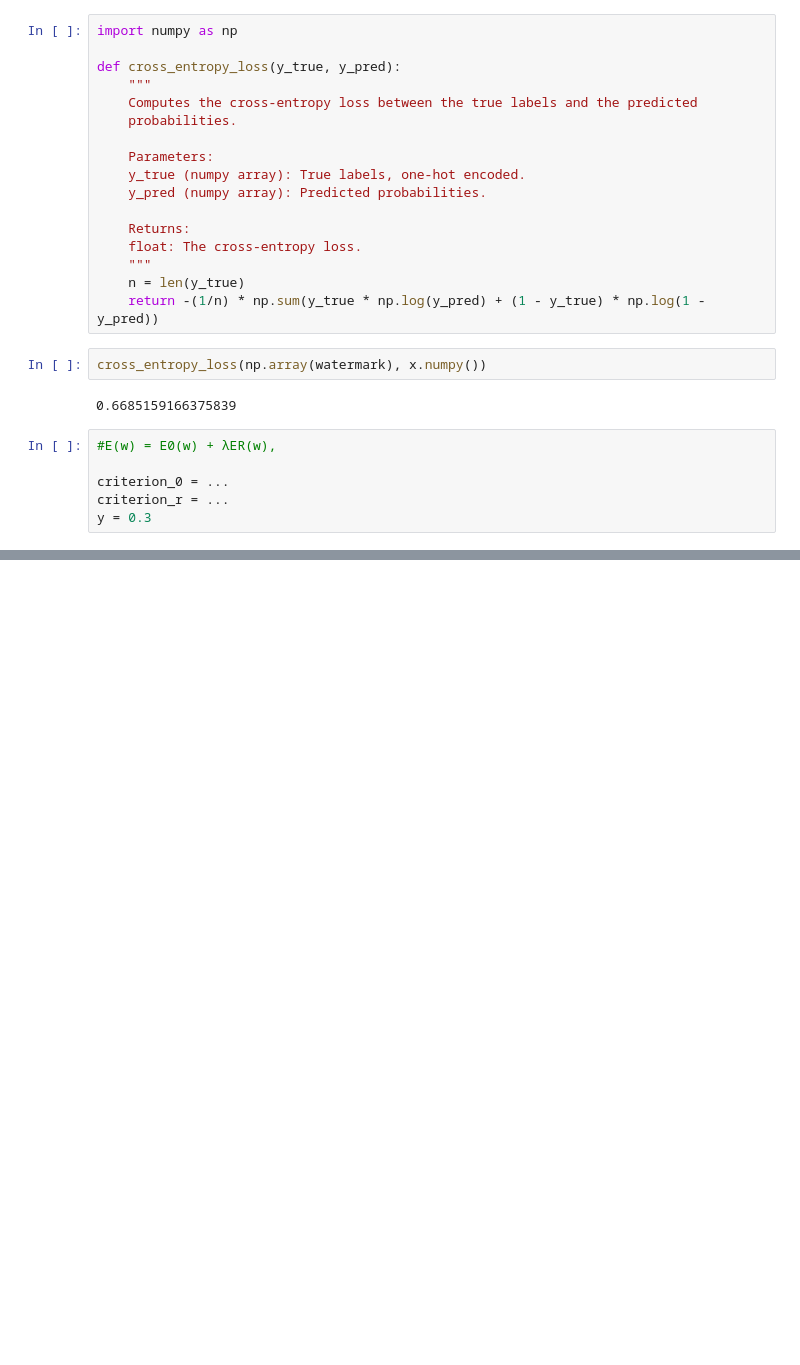
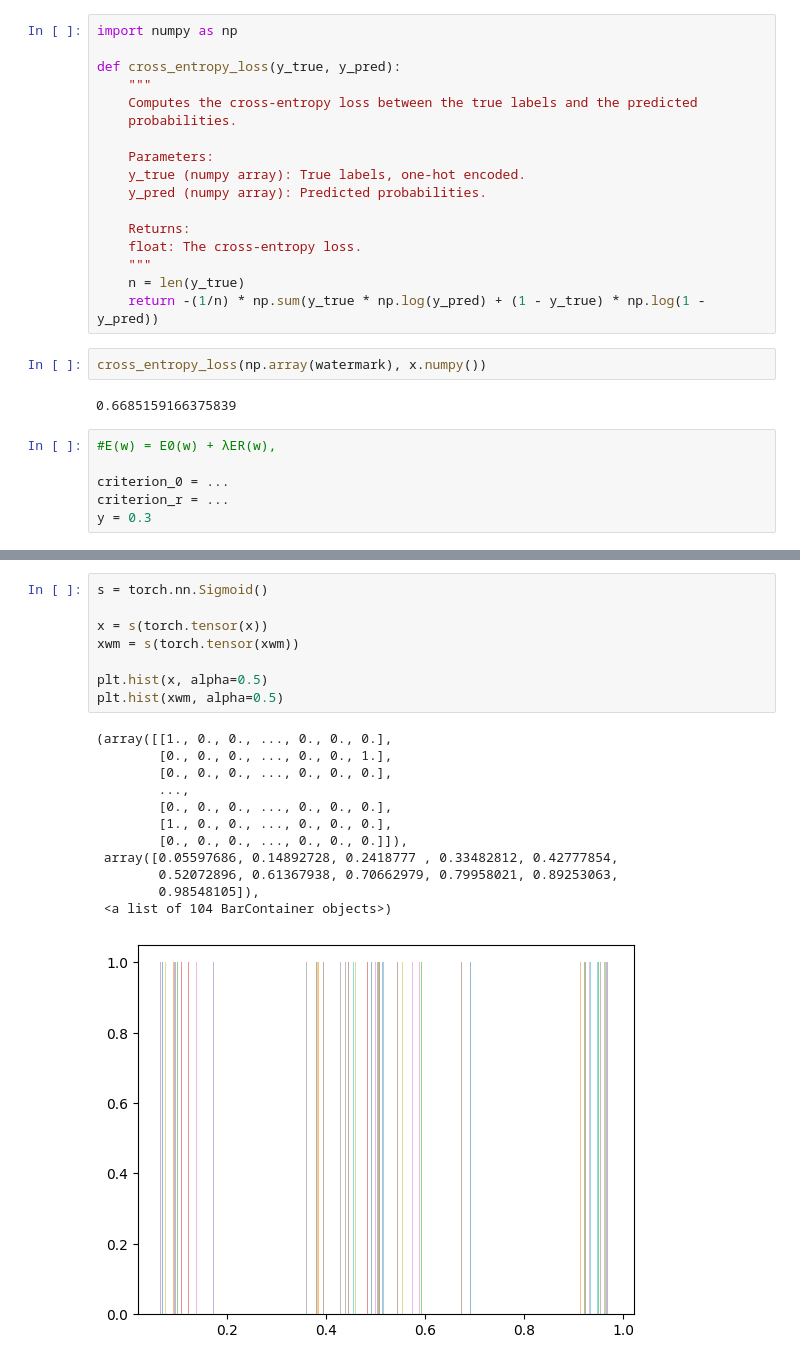
Before and after one commit to ettoreh/PA-DI-PML-H-B, a Jupyter notebook: content/networks/mlpNet/test.ipynb, the cells around one changed output, grey strips where cells are left out. Cells and saved outputs as stored; diff of their text form; blank space fills up the shorter version.

```diff
--- a/content/networks/mlpNet/test.ipynb
+++ b/content/networks/mlpNet/test.ipynb
@@ -201,0 +245,21 @@ array([[0., 0., 0., ..., 0., 0., 0.],
+# %%
+s = torch.nn.Sigmoid()
+
+x = s(torch.tensor(x))
+xwm = s(torch.tensor(xwm))
+
+plt.hist(x, alpha=0.5)
+plt.hist(xwm, alpha=0.5)
+# %% [output]
+(array([[1., 0., 0., ..., 0., 0., 0.],
+        [0., 0., 0., ..., 0., 0., 1.],
+        [0., 0., 0., ..., 0., 0., 0.],
+        ...,
+        [0., 0., 0., ..., 0., 0., 0.],
+        [1., 0., 0., ..., 0., 0., 0.],
+        [0., 0., 0., ..., 0., 0., 0.]]),
+ array([0.05597686, 0.14892728, 0.2418777 , 0.33482812, 0.42777854,
+        0.52072896, 0.61367938, 0.70662979, 0.79958021, 0.89253063,
+        0.98548105]),
+ <a list of 104 BarContainer objects>)
+[figure, added]
```
Also changed, not shown: parts of 14 cells of this notebook, 9 other files.
